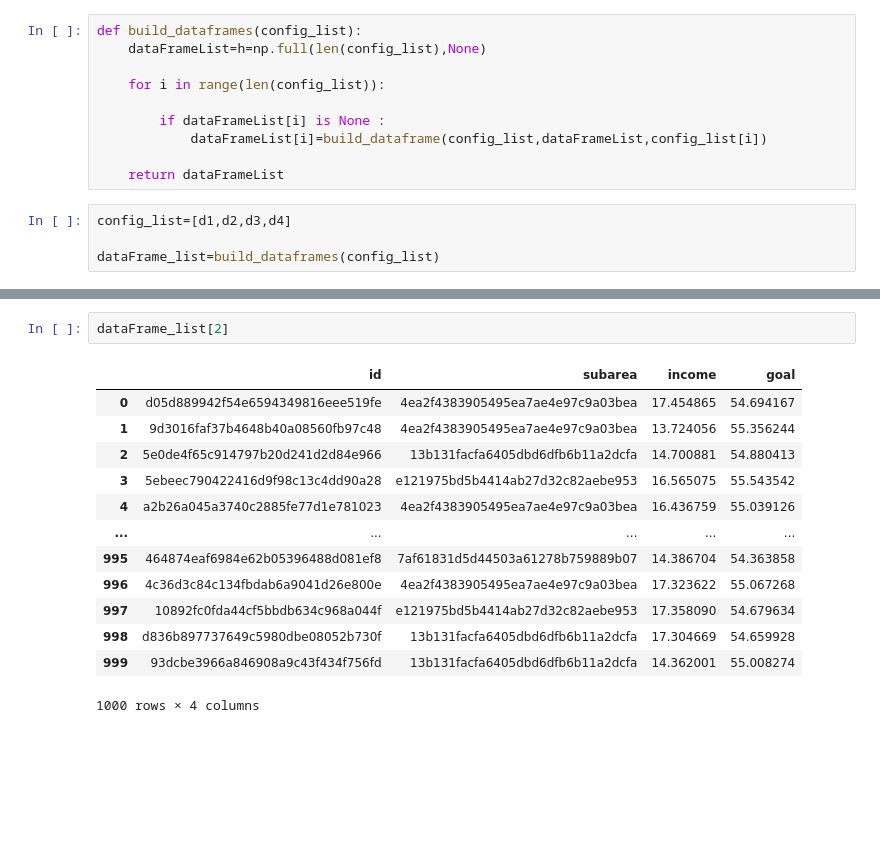
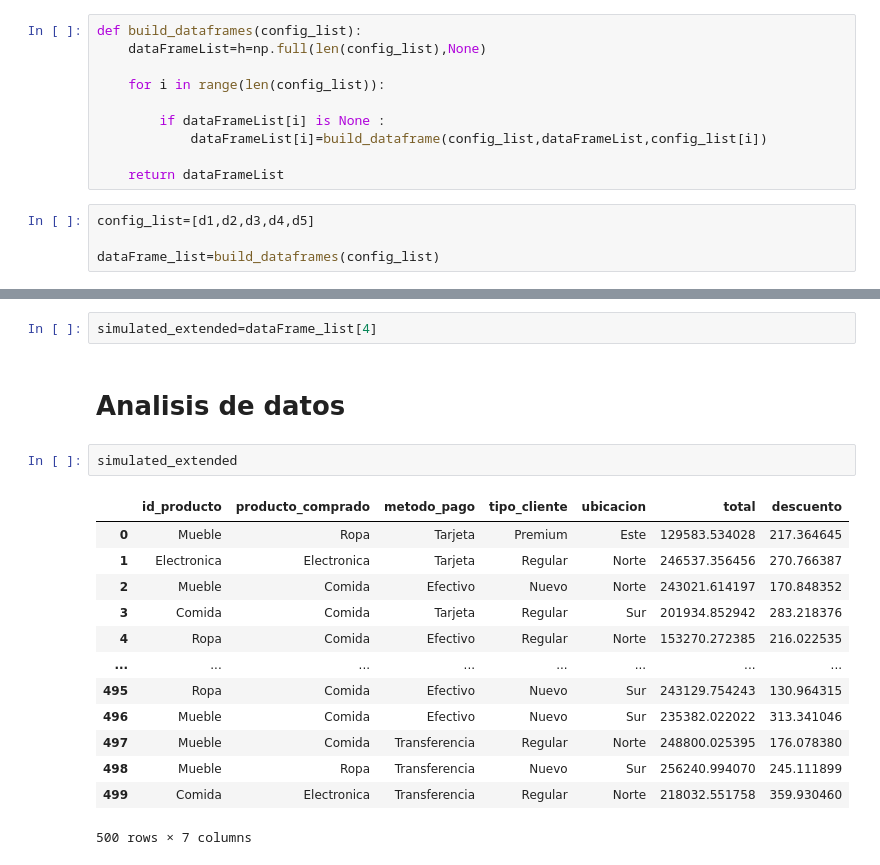
Before and after one commit to JocsanRueda/Teoria-de-la-simulacion-, a Jupyter notebook: Unidad I/Proyecto.ipynb, the cells around one changed output, grey strips where cells are left out. Drawn from its saved outputs; the diff is of its cells as text; blank space fills up the shorter version.

```diff
--- a/Unidad I/Proyecto.ipynb
+++ b/Unidad I/Proyecto.ipynb
@@ -241,6 +335,6 @@ def build_dataframes(config_list):
 
     return dataFrameList
 # %%
-config_list=[d1,d2,d3,d4]
+config_list=[d1,d2,d3,d4,d5]
 
 dataFrame_list=build_dataframes(config_list)
@@ -247,16 +357,20 @@ dataFrame_list=build_dataframes(config_list)
 # %%
-dataFrame_list[2]
+simulated_extended=dataFrame_list[4]
-# %% [output]
-|  | id | subarea | income | goal |
-| 0 | d05d889942f54e6594349816eee519fe | 4ea2f4383905495ea7ae4e97c9a03bea | 17.454865 | 54.694167 |
-| 1 | 9d3016faf37b4648b40a08560fb97c48 | 4ea2f4383905495ea7ae4e97c9a03bea | 13.724056 | 55.356244 |
-| 2 | 5e0de4f65c914797b20d241d2d84e966 | 13b131facfa6405dbd6dfb6b11a2dcfa | 14.700881 | 54.880413 |
-| 3 | 5ebeec790422416d9f98c13c4dd90a28 | e121975bd5b4414ab27d32c82aebe953 | 16.565075 | 55.543542 |
-| 4 | a2b26a045a3740c2885fe77d1e781023 | 4ea2f4383905495ea7ae4e97c9a03bea | 16.436759 | 55.039126 |
-| ... | ... | ... | ... | ... |
-| 995 | 464874eaf6984e62b05396488d081ef8 | 7af61831d5d44503a61278b759889b07 | 14.386704 | 54.363858 |
-| 996 | 4c36d3c84c134fbdab6a9041d26e800e | 4ea2f4383905495ea7ae4e97c9a03bea | 17.323622 | 55.067268 |
-| 997 | 10892fc0fda44cf5bbdb634c968a044f | e121975bd5b4414ab27d32c82aebe953 | 17.358090 | 54.679634 |
-| 998 | d836b897737649c5980dbe08052b730f | 13b131facfa6405dbd6dfb6b11a2dcfa | 17.304669 | 54.659928 |
-| 999 | 93dcbe3966a846908a9c43f434f756fd | 13b131facfa6405dbd6dfb6b11a2dcfa | 14.362001 | 55.008274 |
-1000 rows × 4 columns
+# %% [markdown]
+# Analisis de datos
+# %%
+simulated_extended
+# %% [output]
+|  | id_producto | producto_comprado | metodo_pago | tipo_cliente | ubicacion | total | descuento |
+| 0 | Mueble | Ropa | Tarjeta | Premium | Este | 129583.534028 | 217.364645 |
+| 1 | Electronica | Electronica | Tarjeta | Regular | Norte | 246537.356456 | 270.766387 |
+| 2 | Mueble | Comida | Efectivo | Nuevo | Norte | 243021.614197 | 170.848352 |
+| 3 | Comida | Comida | Tarjeta | Regular | Sur | 201934.852942 | 283.218376 |
+| 4 | Ropa | Comida | Efectivo | Regular | Norte | 153270.272385 | 216.022535 |
+| ... | ... | ... | ... | ... | ... | ... | ... |
+| 495 | Ropa | Comida | Efectivo | Nuevo | Sur | 243129.754243 | 130.964315 |
+| 496 | Mueble | Comida | Efectivo | Nuevo | Sur | 235382.022022 | 313.341046 |
+| 497 | Mueble | Comida | Transferencia | Regular | Norte | 248800.025395 | 176.078380 |
+| 498 | Mueble | Ropa | Transferencia | Nuevo | Sur | 256240.994070 | 245.111899 |
+| 499 | Comida | Electronica | Transferencia | Regular | Norte | 218032.551758 | 359.930460 |
+500 rows × 7 columns
```
Also changed, not shown: parts of 15 cells of this notebook.
